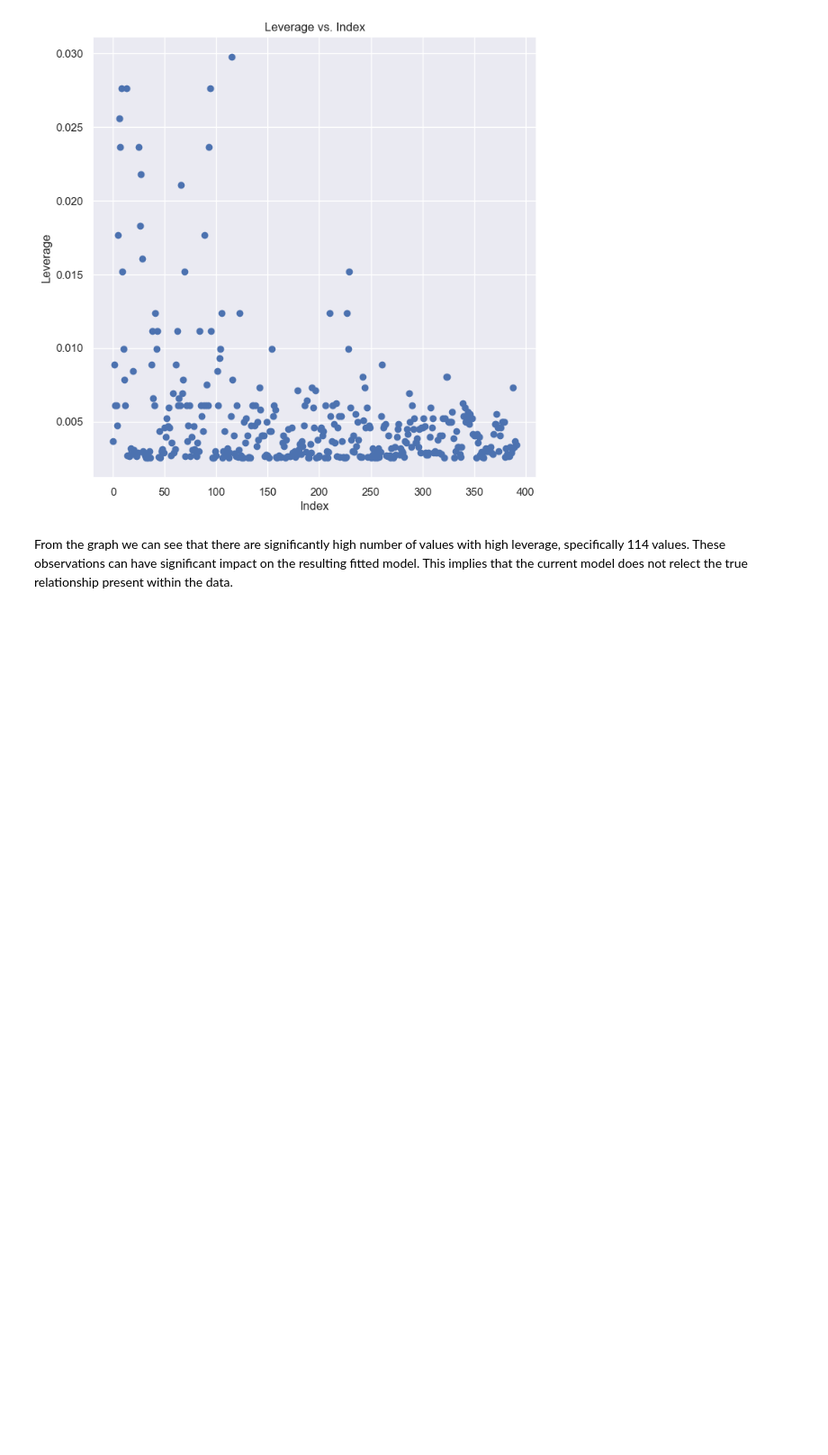
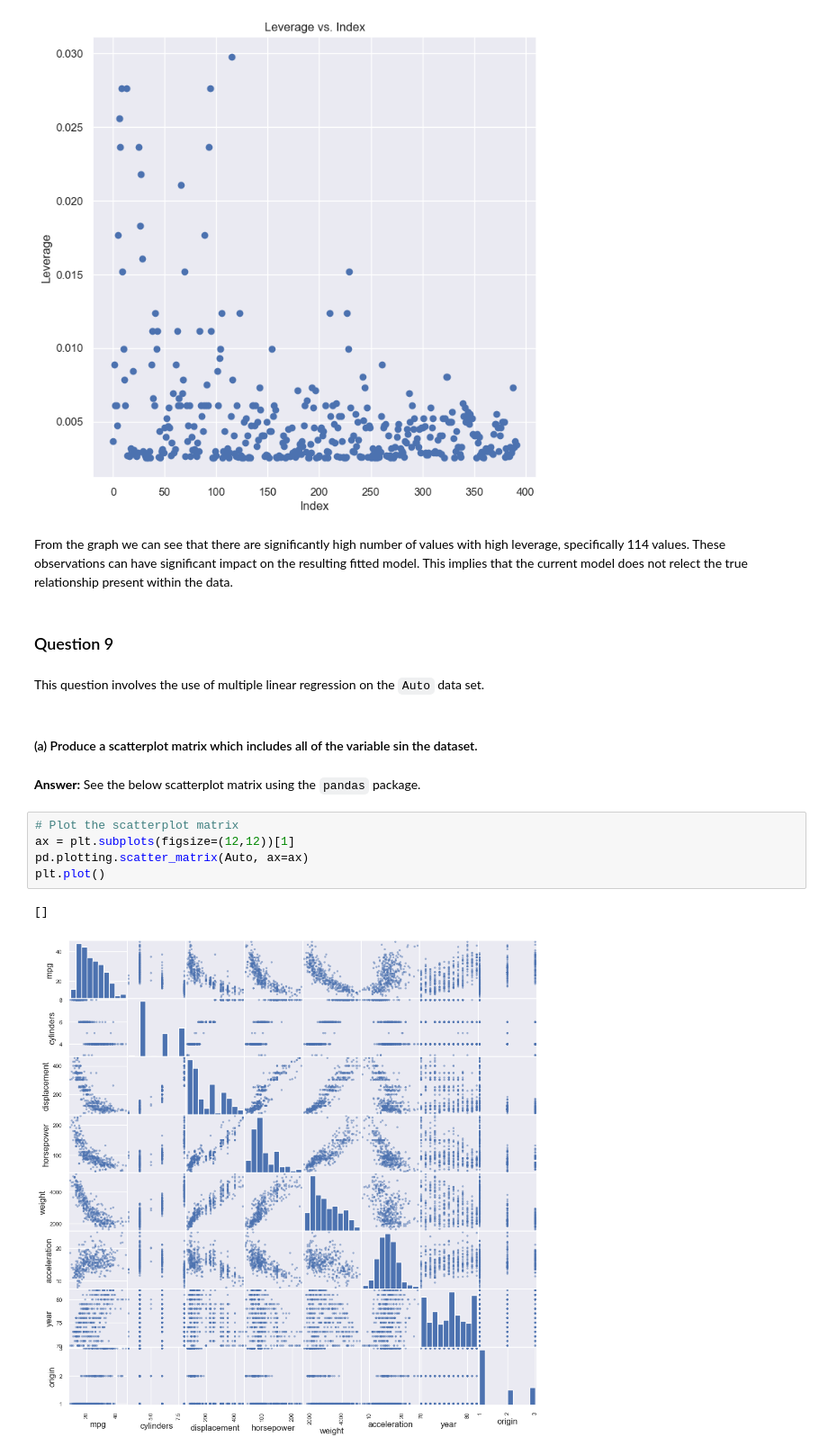
Before and after one commit to justingroves/ISLP, a Jupyter notebook: Jupyter Labs/Chapter 3 Linear Regression/3.7 Exercises.ipynb, the cells around one changed output. Shown at 90% size. Drawn from its saved outputs; the diff is of its cells as text; blank space fills up the shorter version.

Commit message:
Add: Answered question 3.7.9 - 3.7.10

```diff
--- a/Jupyter Labs/Chapter 3 Linear Regression/3.7 Exercises.ipynb
+++ b/Jupyter Labs/Chapter 3 Linear Regression/3.7 Exercises.ipynb
@@ -451,3 +451,19 @@ Number of values with high leverage: 114
 [figure]
 # %% [markdown]
 From the graph we can see that there are significantly high number of values with high leverage, specifically 114 values. These observations can have significant impact on the resulting fitted model. This implies that the current model does not relect the true relationship present within the data.
+# %% [markdown]
+### Question 9
+# %% [markdown]
+This question involves the use of multiple linear regression on the `Auto` data set.
+# %% [markdown]
+#### (a) Produce a scatterplot matrix which includes all of the variable sin the dataset.
+# %% [markdown]
+**Answer:** See the below scatterplot matrix using the `pandas` package.
+# %%
+# Plot the scatterplot matrix
+ax = plt.subplots(figsize=(12,12))[1]
+pd.plotting.scatter_matrix(Auto, ax=ax)
+plt.plot()
+# %% [output]
+[]
+[figure, added]
```
Also changed, not shown: parts of 46 cells of this notebook.
